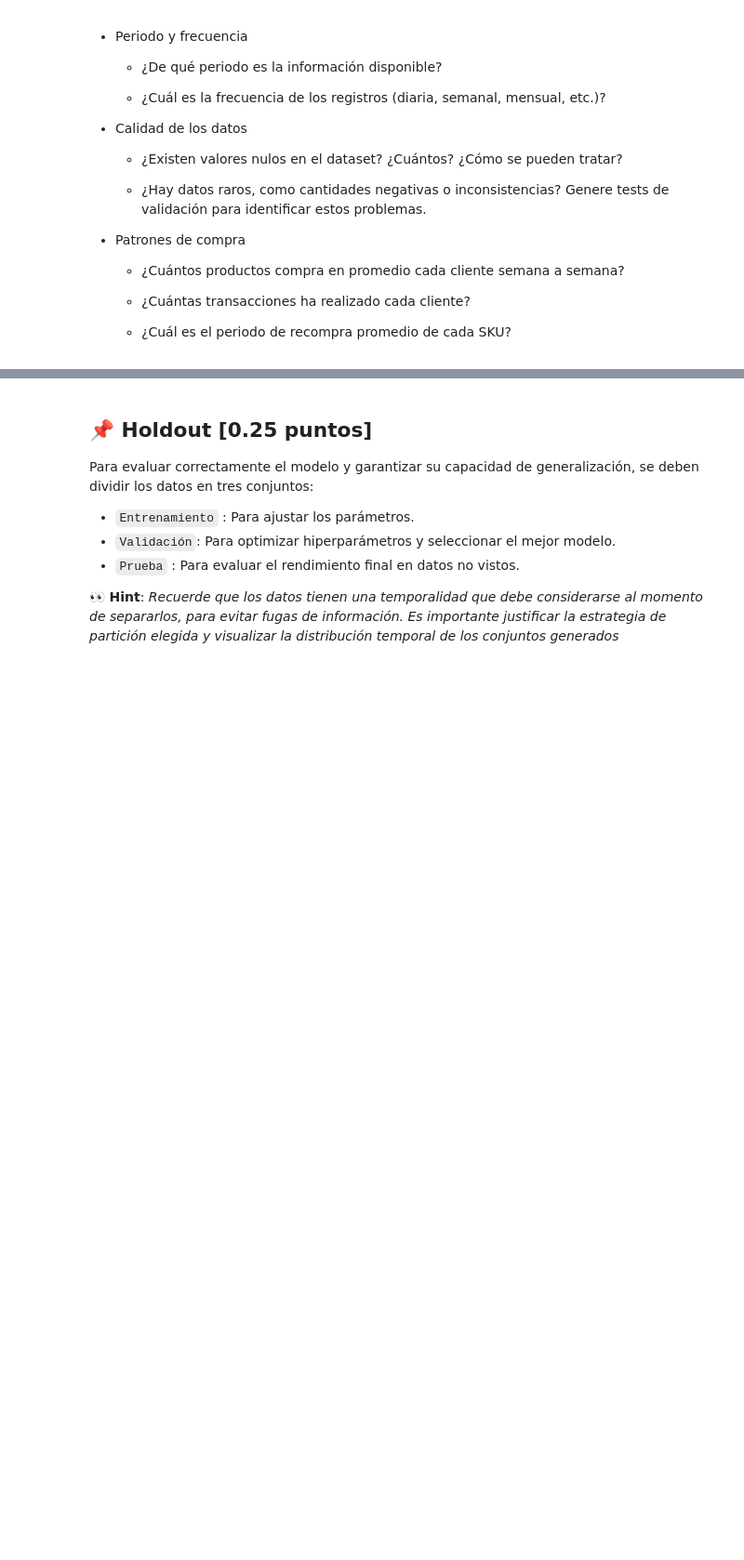
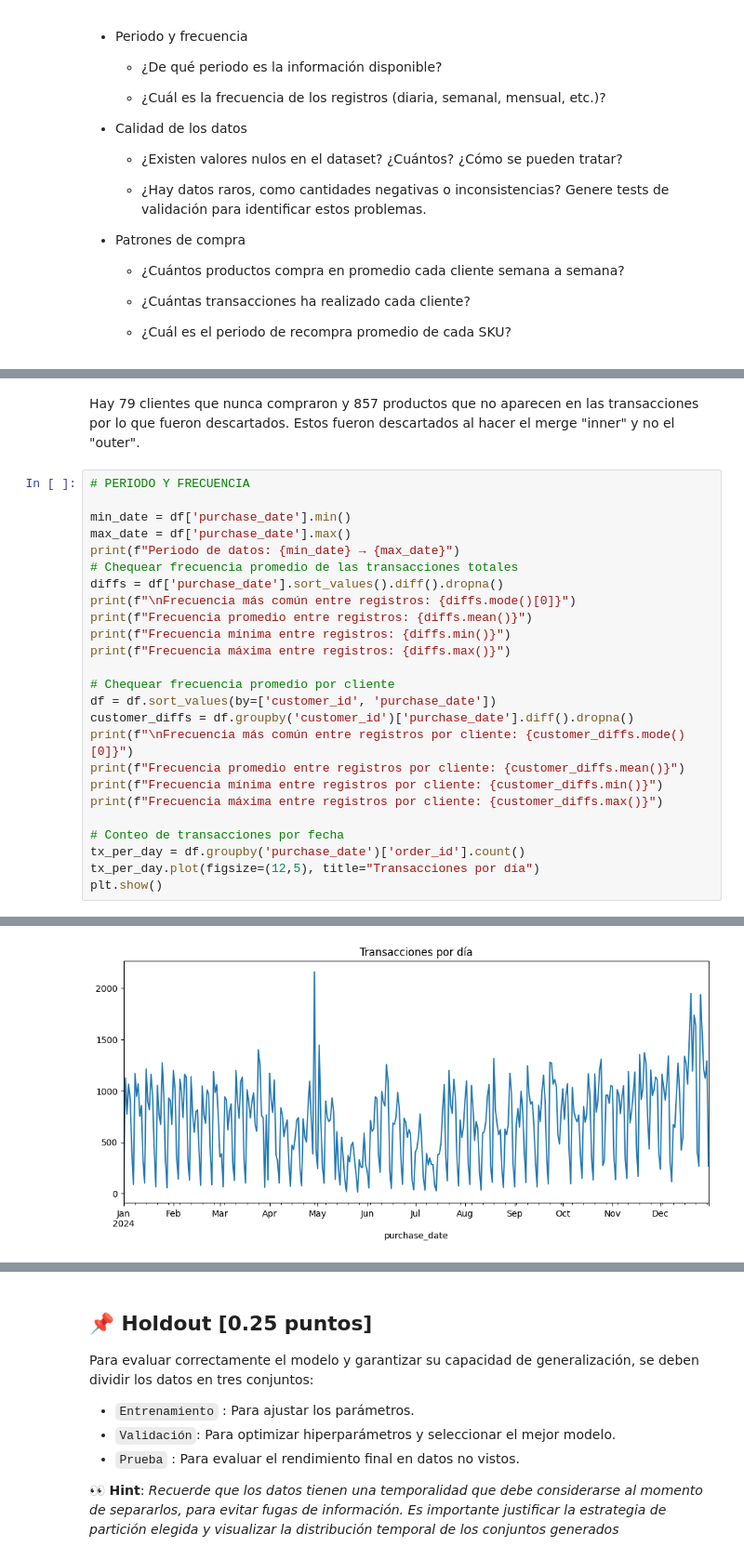
Before and after one commit to fco-marquez/MDS7202_Free_Riders, a Jupyter notebook: entrega1/enunciado_entrega1.ipynb, the cells around one changed output, grey strips where cells are left out. Shown: that part at 93% size. Cells and saved outputs as stored; diff of their text form; blank space fills up the shorter version.

```diff
--- a/entrega1/enunciado_entrega1.ipynb
+++ b/entrega1/enunciado_entrega1.ipynb
@@ -630,0 +514,28 @@ Name: recompra_dias, dtype: float64
+# %% [markdown]
+Hay 79 clientes que nunca compraron y 857 productos que no aparecen en las transacciones por lo que fueron descartados. Estos fueron descartados al hacer el merge "inner" y no el "outer".
+# %%
+# PERIODO Y FRECUENCIA
+
+min_date = df['purchase_date'].min()
+max_date = df['purchase_date'].max()
+print(f"Periodo de datos: {min_date} → {max_date}")
+# Chequear frecuencia promedio de las transacciones totales
+diffs = df['purchase_date'].sort_values().diff().dropna()
+print(f"\nFrecuencia más común entre registros: {diffs.mode()[0]}")
+print(f"Frecuencia promedio entre registros: {diffs.mean()}")
+print(f"Frecuencia mínima entre registros: {diffs.min()}")
+print(f"Frecuencia máxima entre registros: {diffs.max()}")
+
+# Chequear frecuencia promedio por cliente
+df = df.sort_values(by=['customer_id', 'purchase_date'])
+customer_diffs = df.groupby('customer_id')['purchase_date'].diff().dropna()
+print(f"\nFrecuencia más común entre registros por cliente: {customer_diffs.mode()[0]}")
+print(f"Frecuencia promedio entre registros por cliente: {customer_diffs.mean()}")
+print(f"Frecuencia mínima entre registros por cliente: {customer_diffs.min()}")
+print(f"Frecuencia máxima entre registros por cliente: {customer_diffs.max()}")
+
+# Conteo de transacciones por fecha
+tx_per_day = df.groupby('purchase_date')['order_id'].count()
+tx_per_day.plot(figsize=(12,5), title="Transacciones por día")
+plt.show()
+# %% [output]
@@ -630,0 +553 @@ Name: recompra_dias, dtype: float64
+[figure, added]
```
Also changed, not shown: parts of 22 cells of this notebook.
